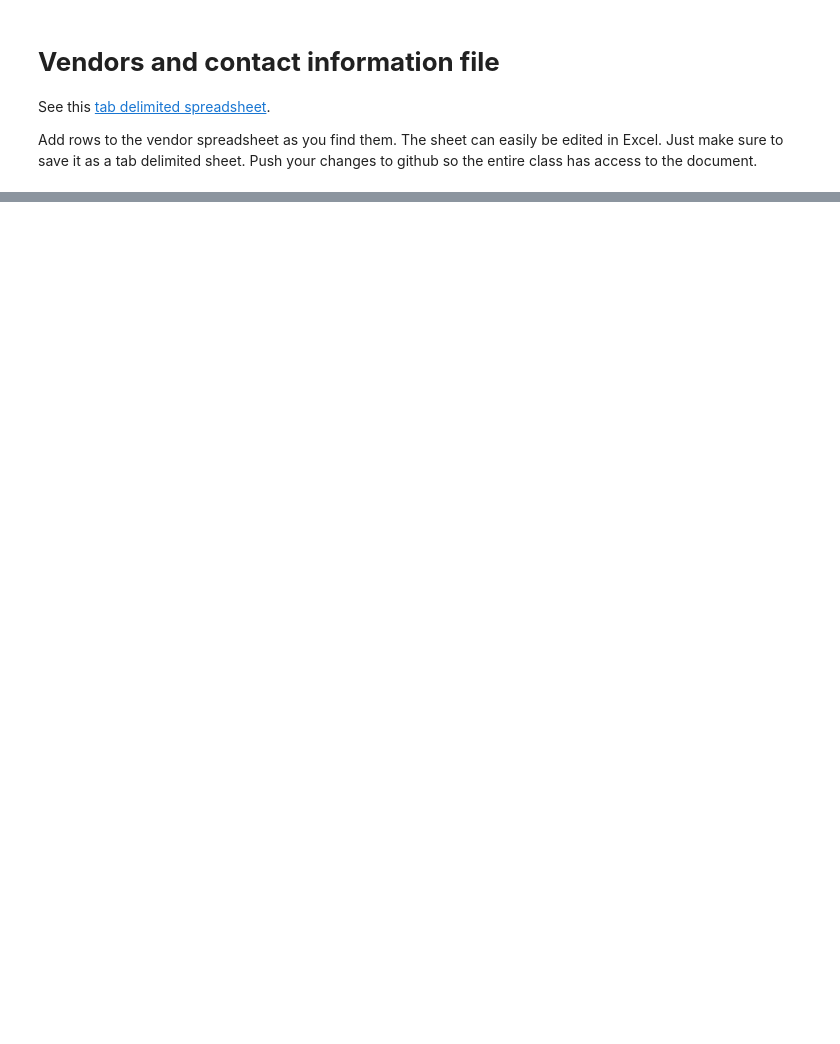
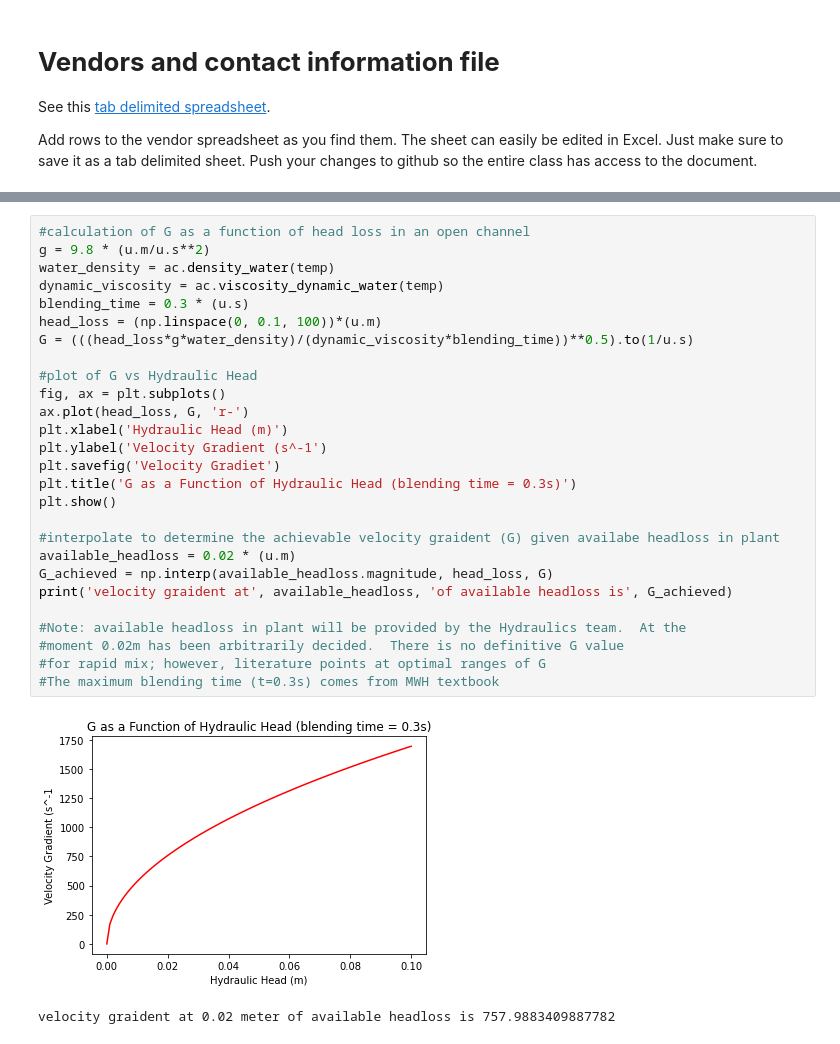
Before and after one commit to MWSteams/4590FSP, a Jupyter notebook: Rapid_Mix_Hydraulic.ipynb, the cells around one changed output, grey strips where cells are left out. Drawn from its saved outputs; the diff is of its cells as text; blank space fills up the shorter version.

```diff
--- a/Rapid_Mix_Hydraulic.ipynb
+++ b/Rapid_Mix_Hydraulic.ipynb
@@ -235,0 +308,30 @@ And so on to viscosity.”
+# %%
+#calculation of G as a function of head loss in an open channel
+g = 9.8 * (u.m/u.s**2)
+water_density = ac.density_water(temp)
+dynamic_viscosity = ac.viscosity_dynamic_water(temp)
+blending_time = 0.3 * (u.s)
+head_loss = (np.linspace(0, 0.1, 100))*(u.m)
+G = (((head_loss*g*water_density)/(dynamic_viscosity*blending_time))**0.5).to(1/u.s)
+
+#plot of G vs Hydraulic Head
+fig, ax = plt.subplots()
+ax.plot(head_loss, G, 'r-')
+plt.xlabel('Hydraulic Head (m)')
+plt.ylabel('Velocity Gradient (s^-1')
+plt.savefig('Velocity Gradiet')
+plt.title('G as a Function of Hydraulic Head (blending time = 0.3s)')
+plt.show()
+
+#interpolate to determine the achievable velocity graident (G) given availabe headloss in plant
+available_headloss = 0.02 * (u.m)
+G_achieved = np.interp(available_headloss.magnitude, head_loss, G)
+print('velocity graident at', available_headloss, 'of available headloss is', G_achieved)
+
+#Note: available headloss in plant will be provided by the Hydraulics team.  At the
+#moment 0.02m has been arbitrarily decided.  There is no definitive G value
+#for rapid mix; however, literature points at optimal ranges of G
+#The maximum blending time (t=0.3s) comes from MWH textbook
+# %% [output]
+[figure, added]
+velocity graident at 0.02 meter of available headloss is 757.9883409887782
```
Also changed, not shown: parts of 24 cells of this notebook.
